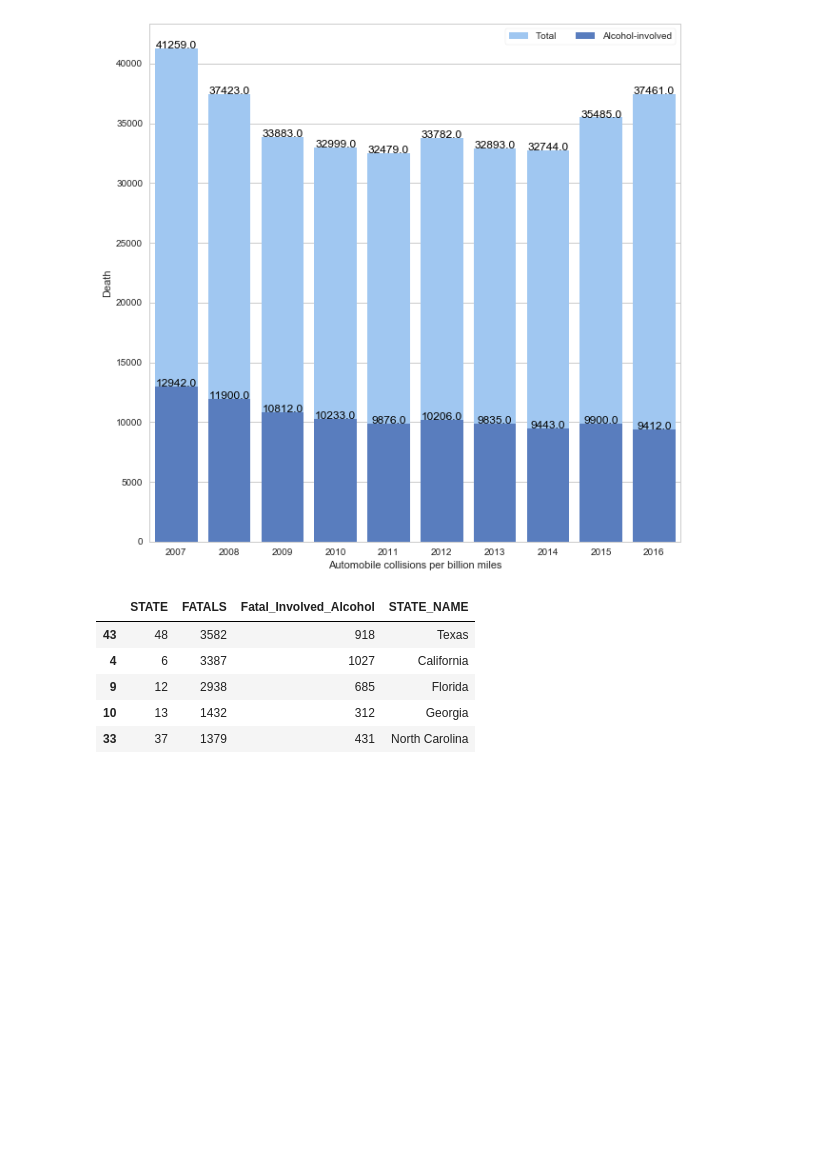
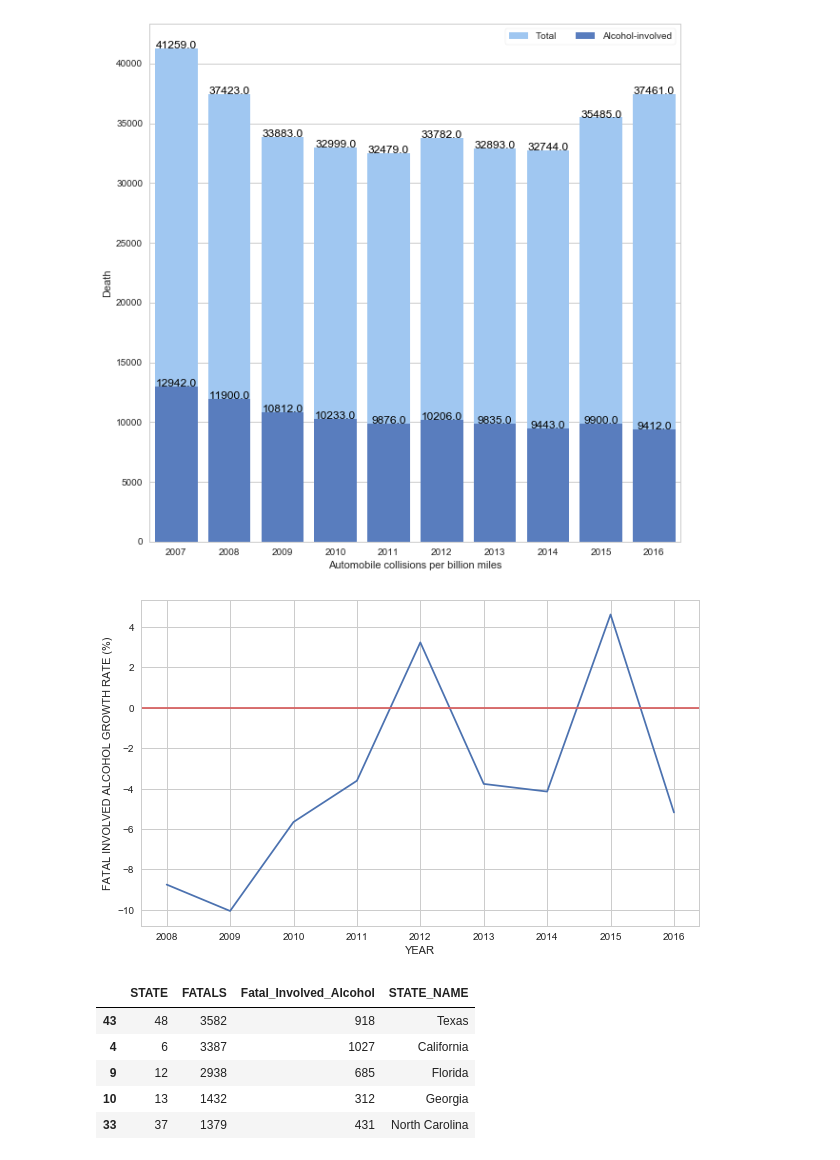
Before and after one commit to junemore/traffic-accidents-analysis, a Jupyter notebook: Notebook_5_Alcohol+Violation.ipynb, the cells around one changed output. Cells and saved outputs as stored; diff of their text form; code cells hidden in the pictures; blank space fills up the shorter version.

```diff
--- a/Notebook_5_Alcohol+Violation.ipynb
+++ b/Notebook_5_Alcohol+Violation.ipynb
@@ -68,6 +68,16 @@ for index, row in Death_by_year.iterrows():
 plt.show()
 # %% [output]
 [figure]
+# %%
+Death_by_year['Growth_Rate']  = (np.diff(Death_by_year['Fatal_Involved_Alcohol'])/Death_by_year['Fatal_Involved_Alcohol'][1:])*100
+plt.plot(Death_by_year['YEAR'], Death_by_year['Growth_Rate'])
+plt.xlabel('YEAR')
+plt.ylabel('FATAL INVOLVED ALCOHOL GROWTH RATE (%)')
+plt.axhline(y=0, color='r')
+# fig.savefig('FATAL_INVOLVED_ALCOHOL_GROWTH_RATE.jpg')
+plt.show()
+# %% [output]
+[figure, added]
 # %%
 accidents15 = pd.read_hdf('results/accidents15.h5', 'accidents15')
 accidents15['DRUNK_INDICATOR']=accidents15['DRUNK_DR'].where(accidents15['DRUNK_DR'] <= 1, 1)
```
Also changed, not shown: parts of 10 cells of this notebook.
